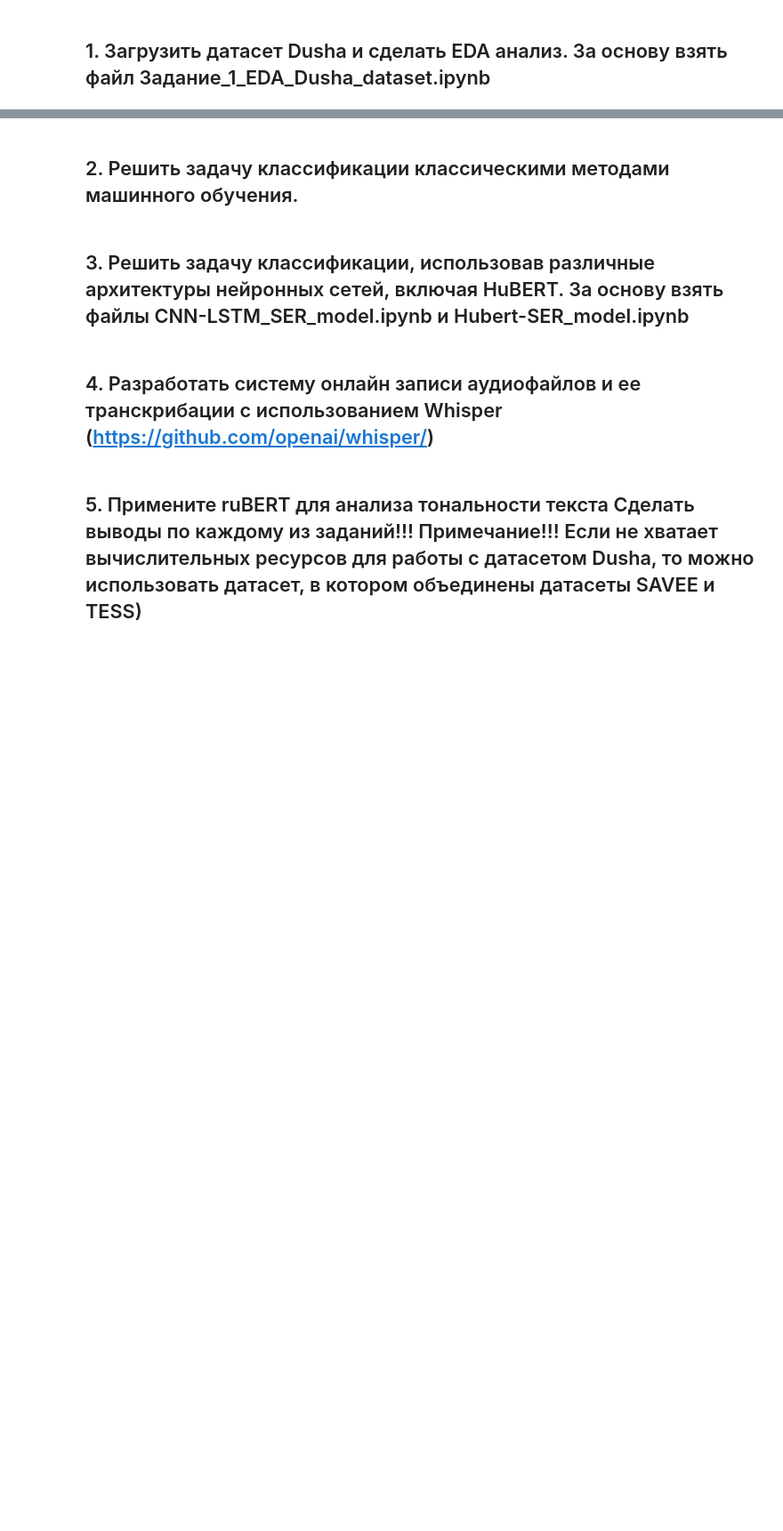
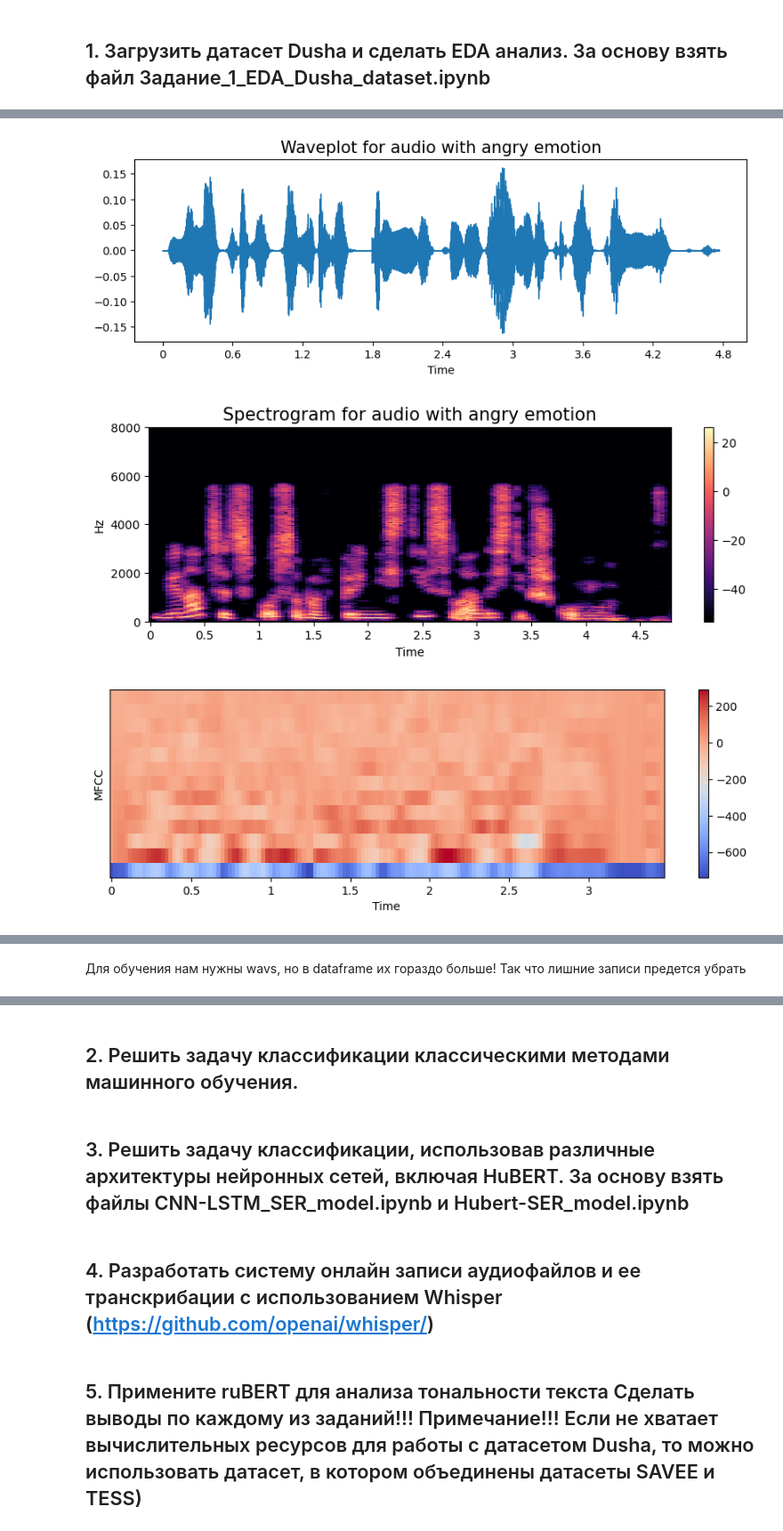
Before and after one commit to anpilove/NLP-FU, a Jupyter notebook: Lab6/Lab6_AudioSentiment.ipynb, the cells around one changed output, grey strips where cells are left out. Shown at 89% size. Cells and saved outputs as stored; diff of their text form; code cells hidden in the pictures; blank space fills up the shorter version.

```diff
--- a/Lab6/Lab6_AudioSentiment.ipynb
+++ b/Lab6/Lab6_AudioSentiment.ipynb
@@ -28,0 +178,35 @@ ModuleNotFoundError: ignored
+# %%
+def create_waveplot(data, sr, e):
+    plt.figure(figsize=(10, 3))
+    plt.title('Waveplot for audio with {} emotion'.format(e), size=15)
+    librosa.display.waveshow(data, sr=sr)
+    plt.show()
+
+def create_spectrogram(data, sr, e):
+    X = librosa.stft(data)
+    Xdb = librosa.amplitude_to_db(abs(X))
+    plt.figure(figsize=(10, 3))
+    plt.title('Spectrogram for audio with {} emotion'.format(e), size=15)
+    librosa.display.specshow(Xdb, sr=sr, x_axis='time', y_axis='hz', cmap='magma')
+    plt.colorbar()
+
+def create_mfcc(data, sr, e):
+    plt.figure(figsize=(11, 3))
+    mfcc = librosa.feature.mfcc(y=data, sr=sr, hop_length = 512, n_mfcc=13)
+    librosa.display.specshow(mfcc, x_axis='time')
+    plt.ylabel('MFCC')
+    plt.colorbar()
+    plt.show()
+    plt.plot(np.mean(mfcc.T, axis=0))
+    plt.show()
+    return mfcc
+# %%
+path = 'crowd_train/wavs/7f8cfd19f860eff13b2a9cad8b01973f.wav'
+data, sr = librosa.load(path)
+data = nr.reduce_noise(data, sr=sr)
+xt, index = librosa.effects.trim(data, top_db=33)
+display(Audio(xt, rate=sr))
+create_waveplot(xt, sampling_rate, emo)
+create_spectrogram(xt, sampling_rate, emo)
+mfcc_p = create_mfcc(xt, sampling_rate, emo)
+# %% [output]
@@ -28,0 +214,3 @@ ModuleNotFoundError: ignored
+[figure, added]
+[figure, added]
+[figure, added]
@@ -28,0 +218,2 @@ ModuleNotFoundError: ignored
+# %% [markdown]
+Для обучения нам нужны wavs, но в dataframe их гораздо больше! Так что лишние записи предется убрать
```
Also changed, not shown: parts of 27 cells of this notebook.
